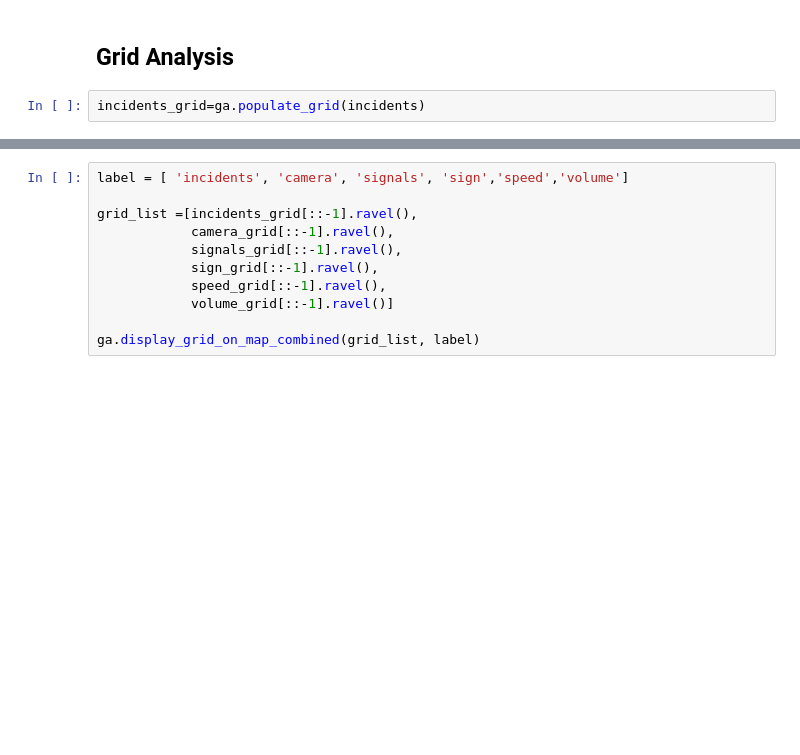
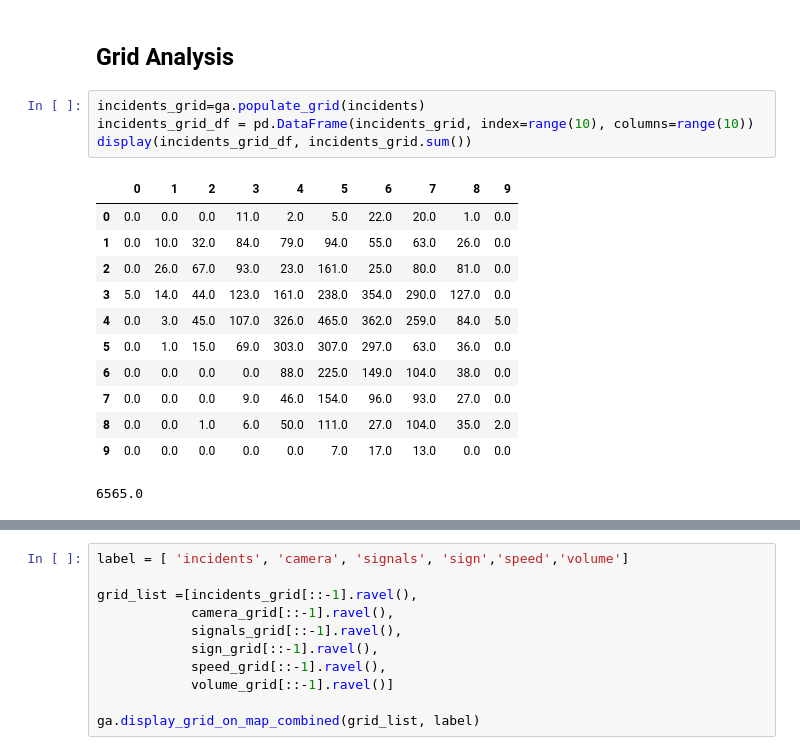
Before and after one commit to Karenzhang7717/ENSF592_YYC_Project, a Jupyter notebook: Phase II/Traffic incidents.ipynb, the cells around one changed output, grey strips where cells are left out. Drawn from its saved outputs; the diff is of its cells as text; blank space fills up the shorter version.

```diff
--- a/Phase II/Traffic incidents.ipynb
+++ b/Phase II/Traffic incidents.ipynb
@@ -45,5 +45,20 @@ fig
 [interactive output not drawn]
 # %% [markdown]
 ## Grid Analysis
-# %%
-incidents_grid=ga.populate_grid(incidents)
+# %%
+incidents_grid=ga.populate_grid(incidents)
+incidents_grid_df = pd.DataFrame(incidents_grid, index=range(10), columns=range(10))
+display(incidents_grid_df, incidents_grid.sum())
+# %% [output]
+|  | 0 | 1 | 2 | 3 | 4 | 5 | 6 | 7 | 8 | 9 |
+| 0 | 0.0 | 0.0 | 0.0 | 11.0 | 2.0 | 5.0 | 22.0 | 20.0 | 1.0 | 0.0 |
+| 1 | 0.0 | 10.0 | 32.0 | 84.0 | 79.0 | 94.0 | 55.0 | 63.0 | 26.0 | 0.0 |
+| 2 | 0.0 | 26.0 | 67.0 | 93.0 | 23.0 | 161.0 | 25.0 | 80.0 | 81.0 | 0.0 |
+| 3 | 5.0 | 14.0 | 44.0 | 123.0 | 161.0 | 238.0 | 354.0 | 290.0 | 127.0 | 0.0 |
+| 4 | 0.0 | 3.0 | 45.0 | 107.0 | 326.0 | 465.0 | 362.0 | 259.0 | 84.0 | 5.0 |
+| 5 | 0.0 | 1.0 | 15.0 | 69.0 | 303.0 | 307.0 | 297.0 | 63.0 | 36.0 | 0.0 |
+| 6 | 0.0 | 0.0 | 0.0 | 0.0 | 88.0 | 225.0 | 149.0 | 104.0 | 38.0 | 0.0 |
+| 7 | 0.0 | 0.0 | 0.0 | 9.0 | 46.0 | 154.0 | 96.0 | 93.0 | 27.0 | 0.0 |
+| 8 | 0.0 | 0.0 | 1.0 | 6.0 | 50.0 | 111.0 | 27.0 | 104.0 | 35.0 | 2.0 |
+| 9 | 0.0 | 0.0 | 0.0 | 0.0 | 0.0 | 7.0 | 17.0 | 13.0 | 0.0 | 0.0 |
+6565.0
```
Also changed, not shown: parts of 9 cells of this notebook, 1 other file.
